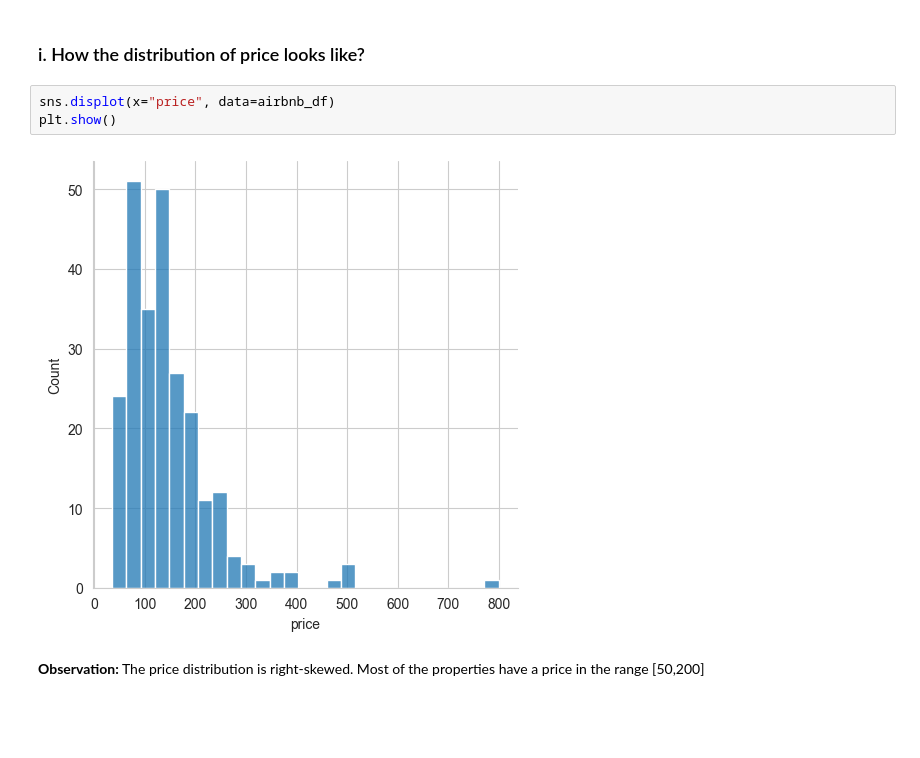
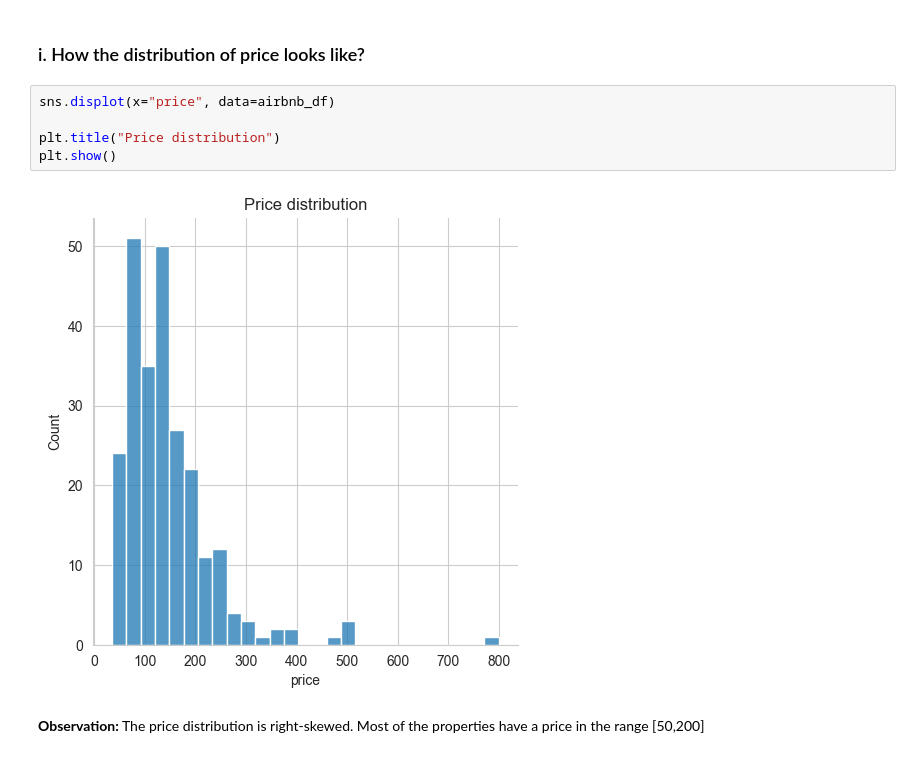
Before and after one commit to sank3t/Assignment-4, a Jupyter notebook: Data_Cleaning_and_Visualization.ipynb, the cells around one changed output. Cells and saved outputs as stored; diff of their text form; blank space fills up the shorter version.

Commit message:
Added notebook with plot titles and observations

```diff
--- a/Data_Cleaning_and_Visualization.ipynb
+++ b/Data_Cleaning_and_Visualization.ipynb
@@ -103,9 +111,11 @@ hr_df["tenure_days"] = hr_df["DateofTermination"] - hr_df["DateofHire"]
 ### i. How the distribution of price looks like?
 # %%
 sns.displot(x="price", data=airbnb_df)
+
+plt.title("Price distribution")
 plt.show()
 # %% [output]
-[figure, old version]
+[figure, new version]
 # %% [markdown]
 **Observation:** The price distribution is right-skewed. Most of the properties have a price in the range [50,200]
 # %% [markdown]
```
Also changed, not shown: parts of 22 cells of this notebook.
